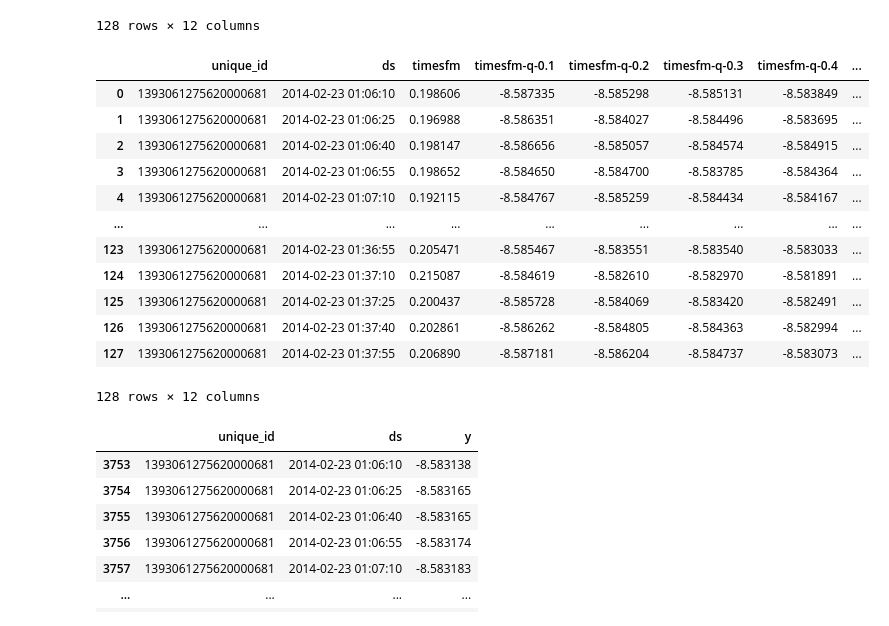
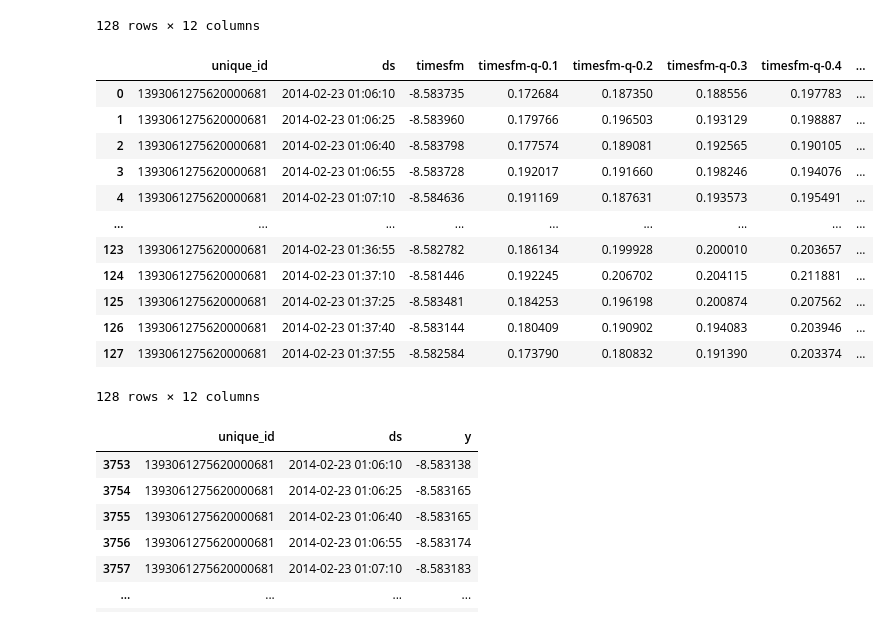
Before and after one commit to talevski14/taxi-destination-prediction, a Jupyter notebook: notebooks/longest_ride_prediction/LongestRidePrediction.ipynb, the cells around one changed output. Saved outputs shown, nothing was run; the diff lists cells and outputs as text; code cells hidden in the pictures.

```diff
--- a/notebooks/LongestRidePredictionEveryQ.ipynb
+++ b/notebooks/longest_ride_prediction/LongestRidePrediction.ipynb
@@ -1,7 +1,7 @@
 # %%
 import pandas as pd
 # %%
-df = pd.read_csv('../data/longest-ride-list.csv')
+df = pd.read_csv('../../data/longest-ride-list.csv')
 df
 # %% [output]
 |  | TRIP_ID | CALL_TYPE | ORIGIN_CALL | ORIGIN_STAND | TAXI_ID | TIMESTAMP | DAY_TYPE | MISSING_DATA | POLYLINE | ... |
@@ -99,7 +99,7 @@ import timesfm
  See https://github.com/google-research/timesfm/blob/master/README.md for updated APIs.
 Loaded PyTorch TimesFM, likely because python version is 3.11.13 | packaged by Anaconda, Inc. | (main, Jun  5 2025, 13:03:15) [MSC v.1929 64 bit (AMD64)].
 # %%
-tfm_long = timesfm.TimesFm(
+tfm = timesfm.TimesFm(
       hparams=timesfm.TimesFmHparams(
           backend="gpu",
           per_core_batch_size=32,
@@ -126,8 +126,8 @@ df_processing_long_train
 3753 rows × 3 columns
 # %%
 from sklearn.preprocessing import MinMaxScaler
-scaler_long = MinMaxScaler()
-df_processing_long_train['y'] = scaler_long.fit_transform(df_processing_long_train[['y']])
+scaler = MinMaxScaler()
+df_processing_long_train['y'] = scaler.fit_transform(df_processing_long_train[['y']])
 df_processing_long_train
 # %% [output]
 A value is trying to be set on a copy of a slice from a DataFrame.
@@ -157,7 +157,7 @@ Try using .loc[row_indexer,col_indexer] = value instead
 See the caveats in the documentation: https://pandas.pydata.org/pandas-docs/stable/user_guide/indexing.html#returning-a-view-versus-a-copy
   df_processing_long_train['ds'] = pd.to_datetime(df_processing_long_train['ds'])
 # %%
-forecast_df_long = tfm_long.forecast_on_df(
+forecast_df = tfm.forecast_on_df(
     inputs=df_processing_long_train,
     freq="15s",
     value_name="y",
@@ -188,20 +186,19 @@ columns = ['timesfm-q-0.1', 'timesfm-q-0.2', 'timesfm-q-0.3', 'timesfm-q-0.4', '
 # %%
-for column in columns:
-    forecast_df_long[column] = scaler_long.inverse_transform(forecast_df_long[[column]])
-forecast_df_long
+forecast_df['timesfm'] = scaler.inverse_transform(forecast_df[['timesfm']])
+forecast_df
 # %% [output]
 |  | unique_id | ds | timesfm | timesfm-q-0.1 | timesfm-q-0.2 | timesfm-q-0.3 | timesfm-q-0.4 | ... |
-| 0 | 1393061275620000681 | 2014-02-23 01:06:10 | 0.198606 | -8.587335 | -8.585298 | -8.585131 | -8.583849 | ... |
-| 1 | 1393061275620000681 | 2014-02-23 01:06:25 | 0.196988 | -8.586351 | -8.584027 | -8.584496 | -8.583695 | ... |
-| 2 | 1393061275620000681 | 2014-02-23 01:06:40 | 0.198147 | -8.586656 | -8.585057 | -8.584574 | -8.584915 | ... |
-| 3 | 1393061275620000681 | 2014-02-23 01:06:55 | 0.198652 | -8.584650 | -8.584700 | -8.583785 | -8.584364 | ... |
-| 4 | 1393061275620000681 | 2014-02-23 01:07:10 | 0.192115 | -8.584767 | -8.585259 | -8.584434 | -8.584167 | ... |
+| 0 | 1393061275620000681 | 2014-02-23 01:06:10 | -8.583735 | 0.172684 | 0.187350 | 0.188556 | 0.197783 | ... |
+| 1 | 1393061275620000681 | 2014-02-23 01:06:25 | -8.583960 | 0.179766 | 0.196503 | 0.193129 | 0.198887 | ... |
+| 2 | 1393061275620000681 | 2014-02-23 01:06:40 | -8.583798 | 0.177574 | 0.189081 | 0.192565 | 0.190105 | ... |
+| 3 | 1393061275620000681 | 2014-02-23 01:06:55 | -8.583728 | 0.192017 | 0.191660 | 0.198246 | 0.194076 | ... |
+| 4 | 1393061275620000681 | 2014-02-23 01:07:10 | -8.584636 | 0.191169 | 0.187631 | 0.193573 | 0.195491 | ... |
 | ... | ... | ... | ... | ... | ... | ... | ... | ... |
-| 123 | 1393061275620000681 | 2014-02-23 01:36:55 | 0.205471 | -8.585467 | -8.583551 | -8.583540 | -8.583033 | ... |
-| 124 | 1393061275620000681 | 2014-02-23 01:37:10 | 0.215087 | -8.584619 | -8.582610 | -8.582970 | -8.581891 | ... |
-| 125 | 1393061275620000681 | 2014-02-23 01:37:25 | 0.200437 | -8.585728 | -8.584069 | -8.583420 | -8.582491 | ... |
-| 126 | 1393061275620000681 | 2014-02-23 01:37:40 | 0.202861 | -8.586262 | -8.584805 | -8.584363 | -8.582994 | ... |
-| 127 | 1393061275620000681 | 2014-02-23 01:37:55 | 0.206890 | -8.587181 | -8.586204 | -8.584737 | -8.583073 | ... |
+| 123 | 1393061275620000681 | 2014-02-23 01:36:55 | -8.582782 | 0.186134 | 0.199928 | 0.200010 | 0.203657 | ... |
+| 124 | 1393061275620000681 | 2014-02-23 01:37:10 | -8.581446 | 0.192245 | 0.206702 | 0.204115 | 0.211881 | ... |
+| 125 | 1393061275620000681 | 2014-02-23 01:37:25 | -8.583481 | 0.184253 | 0.196198 | 0.200874 | 0.207562 | ... |
+| 126 | 1393061275620000681 | 2014-02-23 01:37:40 | -8.583144 | 0.180409 | 0.190902 | 0.194083 | 0.203946 | ... |
+| 127 | 1393061275620000681 | 2014-02-23 01:37:55 | -8.582584 | 0.173790 | 0.180832 | 0.191390 | 0.203374 | ... |
 128 rows × 12 columns
 # %%
 df_processing_long_test
```
Also changed, not shown: parts of 11 cells of this notebook, 4 other files.
